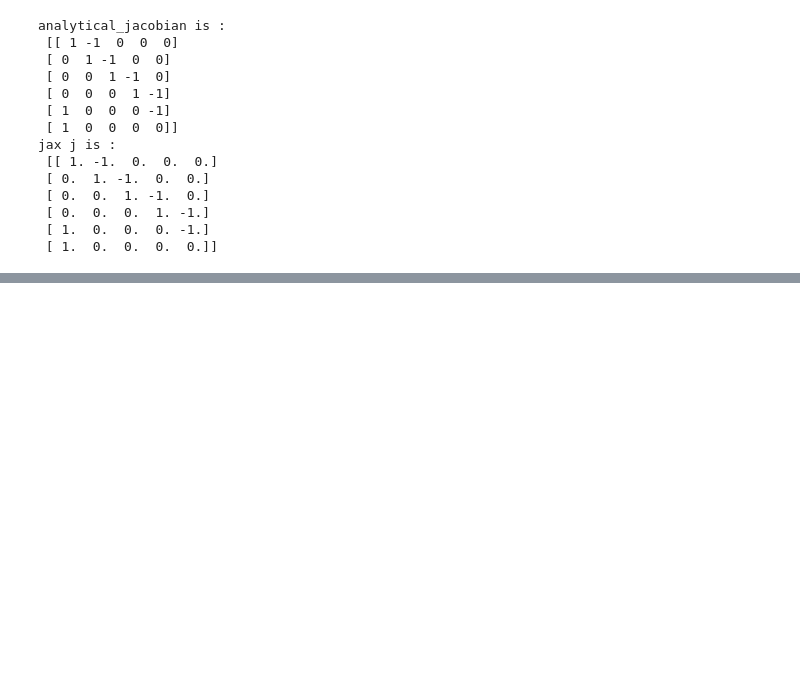
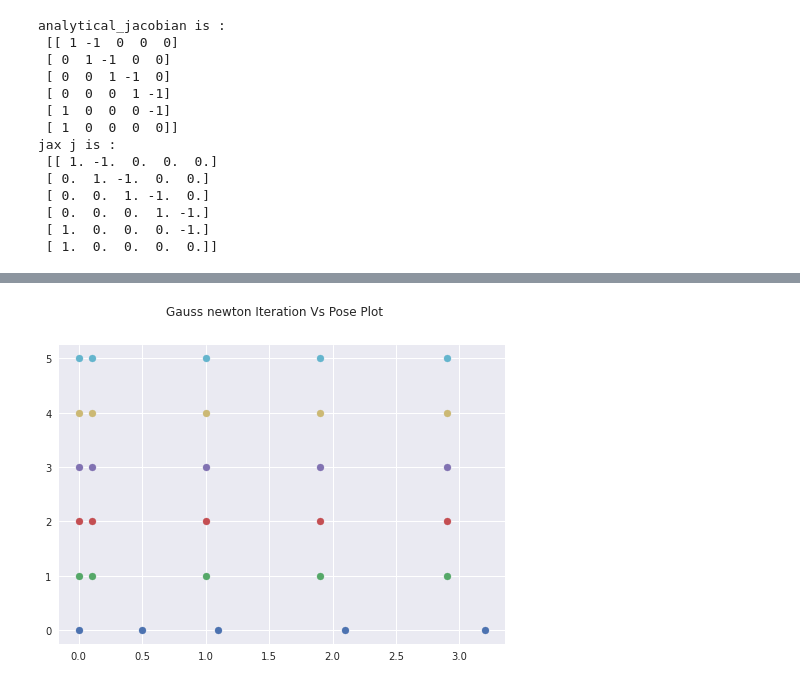
Before and after one commit to BhaskarJoshi-01/Mobile-Robotics---Monsoon-2021, a Jupyter notebook: Project-1/questions/Question 1 - 1D SLAM.ipynb, the cells around one changed output, grey strips where cells are left out. Cells and saved outputs as stored; diff of their text form; code cells hidden in the pictures; blank space fills up the shorter version.

```diff
--- a/Project-1/questions/Question 1 - 1D SLAM.ipynb
+++ b/Project-1/questions/Question 1 - 1D SLAM.ipynb
@@ -175,0 +195,10 @@ Final X =
+# %%
+def pose_plot(x_list):
+    # plt.clf()
+    plt.suptitle("Gauss newton Iteration Vs Pose Plot")
+    for _ in range(len(x_list)):
+        plt.scatter(x_list[_],[_ for idx in range(len(x_list[_]))],label="Analytical Jacobian")
+    plt.show()
+pose_plot(analytical)
+# %% [output]
+[figure, added]
```
Also changed, not shown: parts of 8 cells of this notebook.
